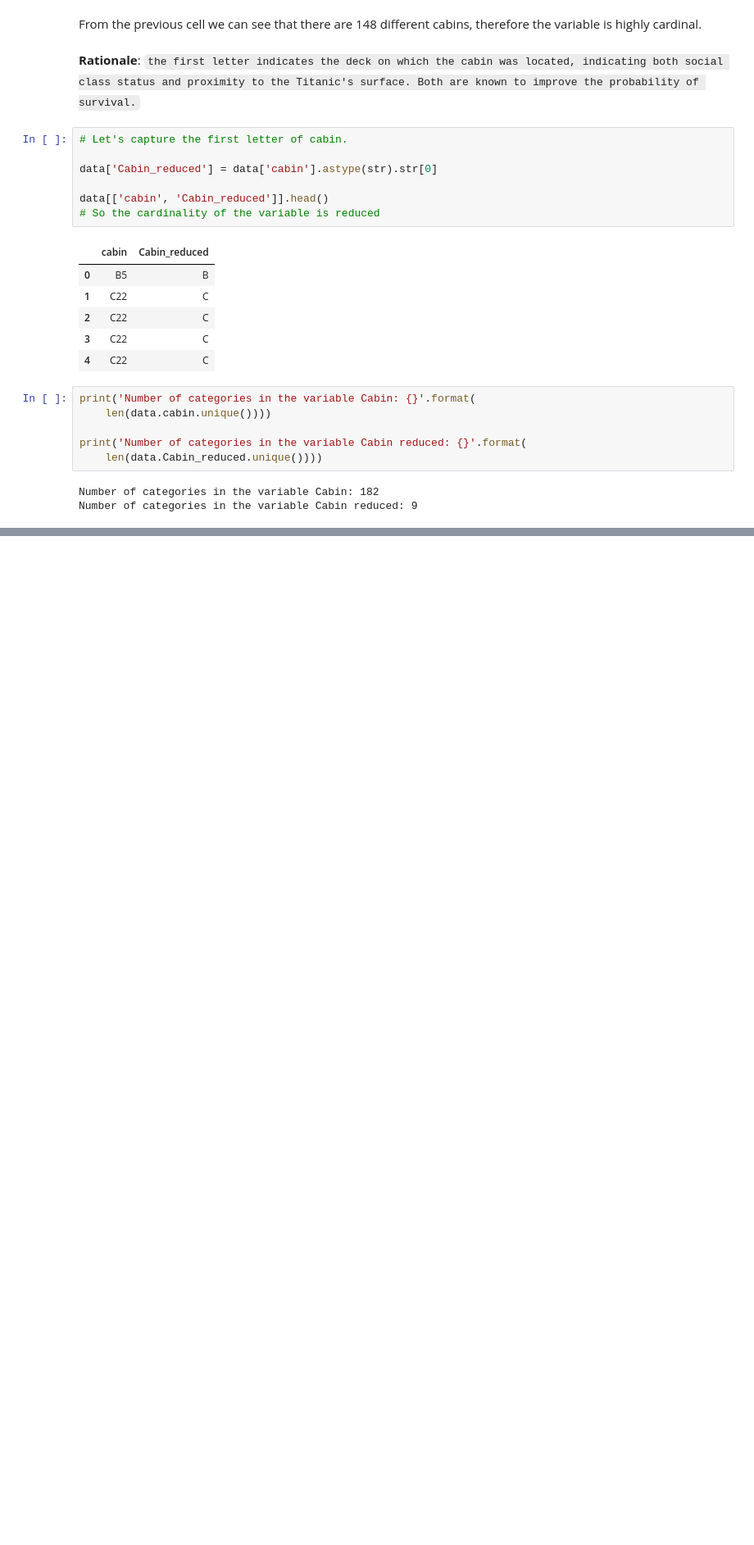
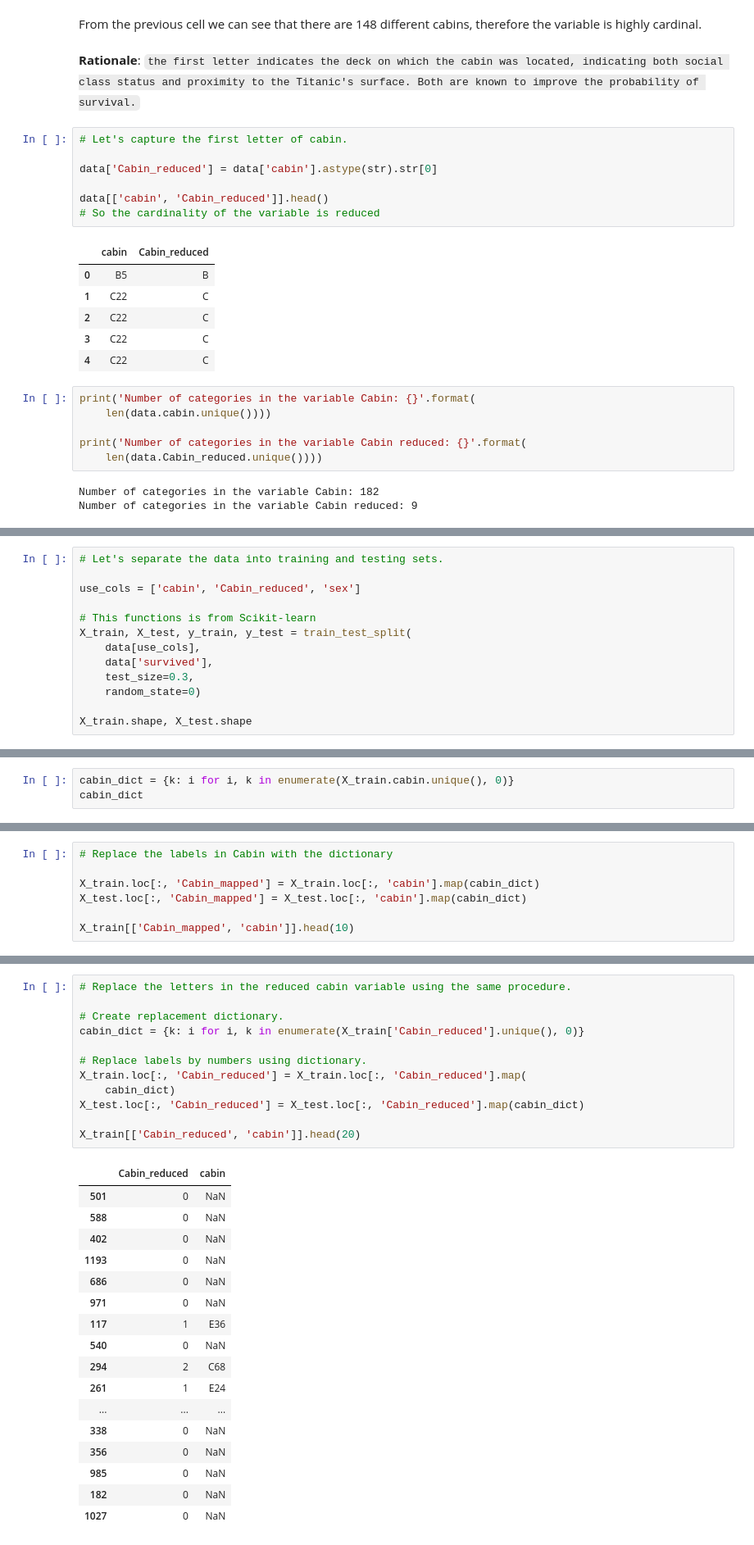
Before and after one commit to tamaldatta07/Hands-On-Machine-Learning-with-Scikit-Learn-Keras-and-TensorFlow, a Jupyter notebook: Feature Engineering and Feature Extraction/Variable Characteristics.ipynb, the cells around one changed output, grey strips where cells are left out. Shown: that part at 82% size. Cells and saved outputs as stored; diff of their text form; blank space fills up the shorter version.

```diff
--- a/Feature Engineering and Feature Extraction/Variable Characteristics.ipynb
+++ b/Feature Engineering and Feature Extraction/Variable Characteristics.ipynb
@@ -392,0 +395,13 @@ Number of categories in the variable Cabin reduced: 9
+# %%
+# Let's separate the data into training and testing sets.
+
+use_cols = ['cabin', 'Cabin_reduced', 'sex']
+
+# This functions is from Scikit-learn
+X_train, X_test, y_train, y_test = train_test_split(
+    data[use_cols],
+    data['survived'],
+    test_size=0.3,
+    random_state=0)
+
+X_train.shape, X_test.shape
@@ -392,0 +461,3 @@ Number of categories in the variable Cabin reduced: 9
+# %%
+cabin_dict = {k: i for i, k in enumerate(X_train.cabin.unique(), 0)}
+cabin_dict
@@ -392,0 +482,7 @@ Number of categories in the variable Cabin reduced: 9
+# %%
+# Replace the labels in Cabin with the dictionary
+
+X_train.loc[:, 'Cabin_mapped'] = X_train.loc[:, 'cabin'].map(cabin_dict)
+X_test.loc[:, 'Cabin_mapped'] = X_test.loc[:, 'cabin'].map(cabin_dict)
+
+X_train[['Cabin_mapped', 'cabin']].head(10)
@@ -392,0 +501,30 @@ Number of categories in the variable Cabin reduced: 9
+# %%
+# Replace the letters in the reduced cabin variable using the same procedure.
+
+# Create replacement dictionary.
+cabin_dict = {k: i for i, k in enumerate(X_train['Cabin_reduced'].unique(), 0)}
+
+# Replace labels by numbers using dictionary.
+X_train.loc[:, 'Cabin_reduced'] = X_train.loc[:, 'Cabin_reduced'].map(
+    cabin_dict)
+X_test.loc[:, 'Cabin_reduced'] = X_test.loc[:, 'Cabin_reduced'].map(cabin_dict)
+
+X_train[['Cabin_reduced', 'cabin']].head(20)
+# %% [output]
+|  | Cabin_reduced | cabin |
+| 501 | 0 | NaN |
+| 588 | 0 | NaN |
+| 402 | 0 | NaN |
+| 1193 | 0 | NaN |
+| 686 | 0 | NaN |
+| 971 | 0 | NaN |
+| 117 | 1 | E36 |
+| 540 | 0 | NaN |
+| 294 | 2 | C68 |
+| 261 | 1 | E24 |
+| ... | ... | ... |
+| 338 | 0 | NaN |
+| 356 | 0 | NaN |
+| 985 | 0 | NaN |
+| 182 | 0 | NaN |
+| 1027 | 0 | NaN |
```
Also changed, not shown: parts of 29 cells of this notebook.
